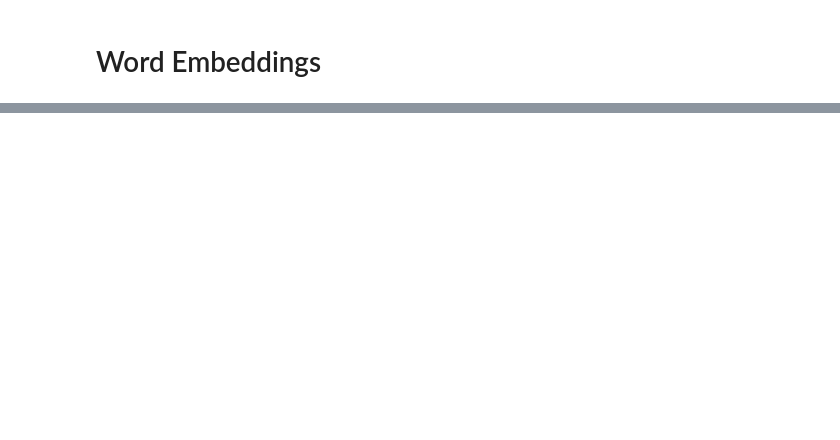
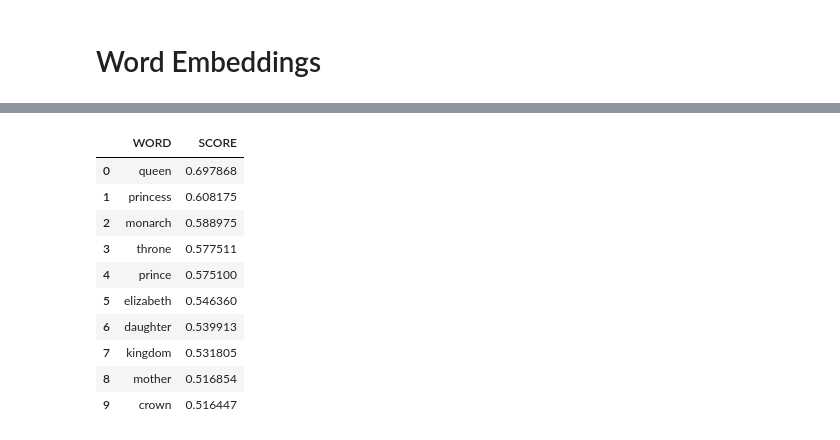
Before and after one commit to ucdavisdatalab/workshop_nlp_with_python, a Jupyter notebook: 04_word-embeddings.ipynb, the cells around one changed output, grey strips where cells are left out. Drawn from its saved outputs; the diff is of its cells as text; code cells hidden in the pictures; blank space fills up the shorter version.

```diff
--- a/04_word-embeddings.ipynb
+++ b/04_word-embeddings.ipynb
@@ -267,0 +487,15 @@ alt.Chart(document_clusters).mark_circle(size=30).encode(
+# %%
+analogies = model.most_similar(positive=['king', 'woman'], negative=['man'])
+pd.DataFrame(analogies, columns=['WORD', 'SCORE'])
+# %% [output]
+|  | WORD | SCORE |
+| 0 | queen | 0.697868 |
+| 1 | princess | 0.608175 |
+| 2 | monarch | 0.588975 |
+| 3 | throne | 0.577511 |
+| 4 | prince | 0.575100 |
+| 5 | elizabeth | 0.546360 |
+| 6 | daughter | 0.539913 |
+| 7 | kingdom | 0.531805 |
+| 8 | mother | 0.516854 |
+| 9 | crown | 0.516447 |
```
Also changed, not shown: parts of 79 cells of this notebook, 3 other files.
